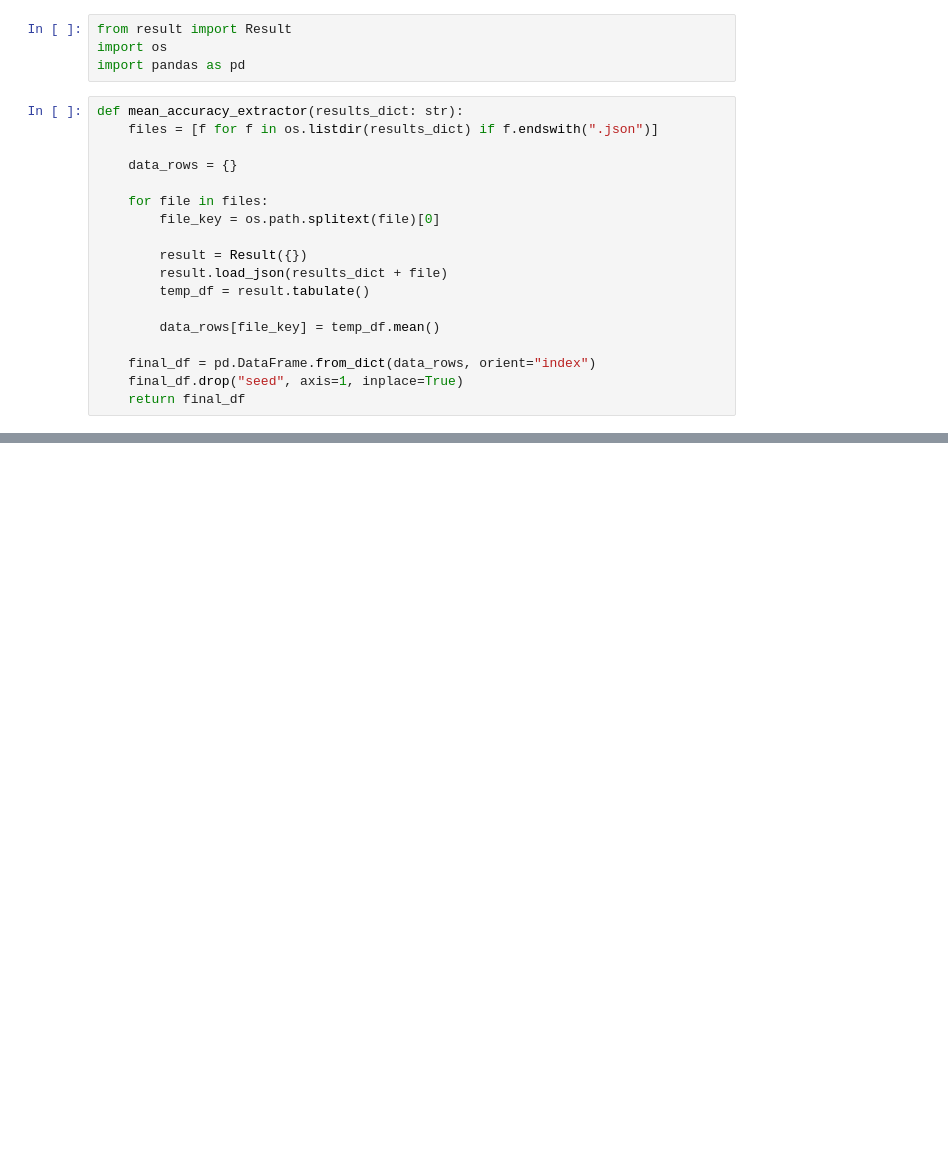
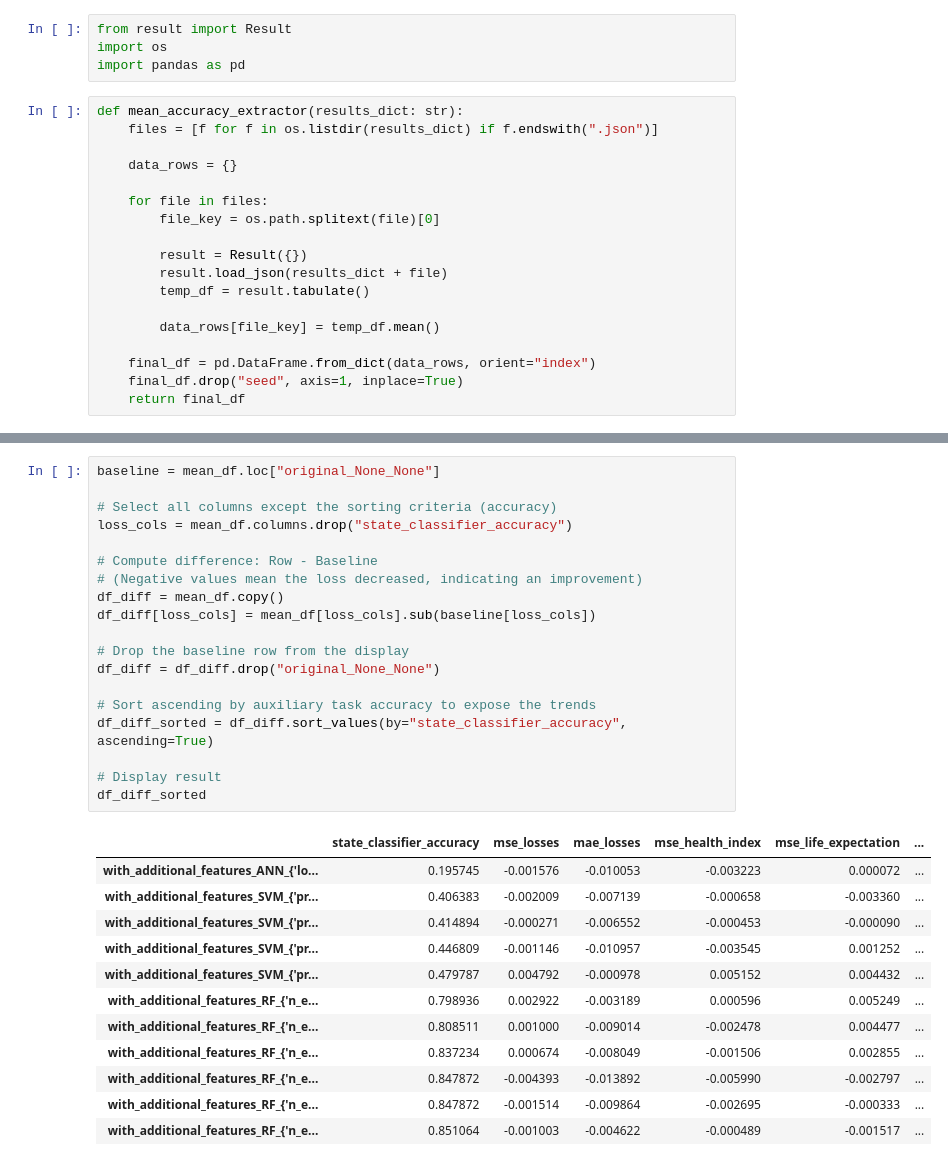
Before and after one commit to amirberenji1995/ml_for_pdm_project, a Jupyter notebook: power_transformer/summarizing_results.ipynb, the cells around one changed output, grey strips where cells are left out. Drawn from its saved outputs; the diff is of its cells as text; blank space fills up the shorter version.

```diff
--- a/power_transformer/summarizing_results.ipynb
+++ b/power_transformer/summarizing_results.ipynb
@@ -47,0 +52,32 @@ Successfully loaded results from results/with_additional_features_RF_{'n_estimat
+# %%
+baseline = mean_df.loc["original_None_None"]
+
+# Select all columns except the sorting criteria (accuracy)
+loss_cols = mean_df.columns.drop("state_classifier_accuracy")
+
+# Compute difference: Row - Baseline
+# (Negative values mean the loss decreased, indicating an improvement)
+df_diff = mean_df.copy()
+df_diff[loss_cols] = mean_df[loss_cols].sub(baseline[loss_cols])
+
+# Drop the baseline row from the display
+df_diff = df_diff.drop("original_None_None")
+
+# Sort ascending by auxiliary task accuracy to expose the trends
+df_diff_sorted = df_diff.sort_values(by="state_classifier_accuracy", ascending=True)
+
+# Display result
+df_diff_sorted
+# %% [output]
+|  | state_classifier_accuracy | mse_losses | mae_losses | mse_health_index | mse_life_expectation | ... |
+| with_additional_features_ANN_{'lo... | 0.195745 | -0.001576 | -0.010053 | -0.003223 | 0.000072 | ... |
+| with_additional_features_SVM_{'pr... | 0.406383 | -0.002009 | -0.007139 | -0.000658 | -0.003360 | ... |
+| with_additional_features_SVM_{'pr... | 0.414894 | -0.000271 | -0.006552 | -0.000453 | -0.000090 | ... |
+| with_additional_features_SVM_{'pr... | 0.446809 | -0.001146 | -0.010957 | -0.003545 | 0.001252 | ... |
+| with_additional_features_SVM_{'pr... | 0.479787 | 0.004792 | -0.000978 | 0.005152 | 0.004432 | ... |
+| with_additional_features_RF_{'n_e... | 0.798936 | 0.002922 | -0.003189 | 0.000596 | 0.005249 | ... |
+| with_additional_features_RF_{'n_e... | 0.808511 | 0.001000 | -0.009014 | -0.002478 | 0.004477 | ... |
+| with_additional_features_RF_{'n_e... | 0.837234 | 0.000674 | -0.008049 | -0.001506 | 0.002855 | ... |
+| with_additional_features_RF_{'n_e... | 0.847872 | -0.004393 | -0.013892 | -0.005990 | -0.002797 | ... |
+| with_additional_features_RF_{'n_e... | 0.847872 | -0.001514 | -0.009864 | -0.002695 | -0.000333 | ... |
+| with_additional_features_RF_{'n_e... | 0.851064 | -0.001003 | -0.004622 | -0.000489 | -0.001517 | ... |
```
Also changed, not shown: parts of 4 cells of this notebook, 12 other files.
